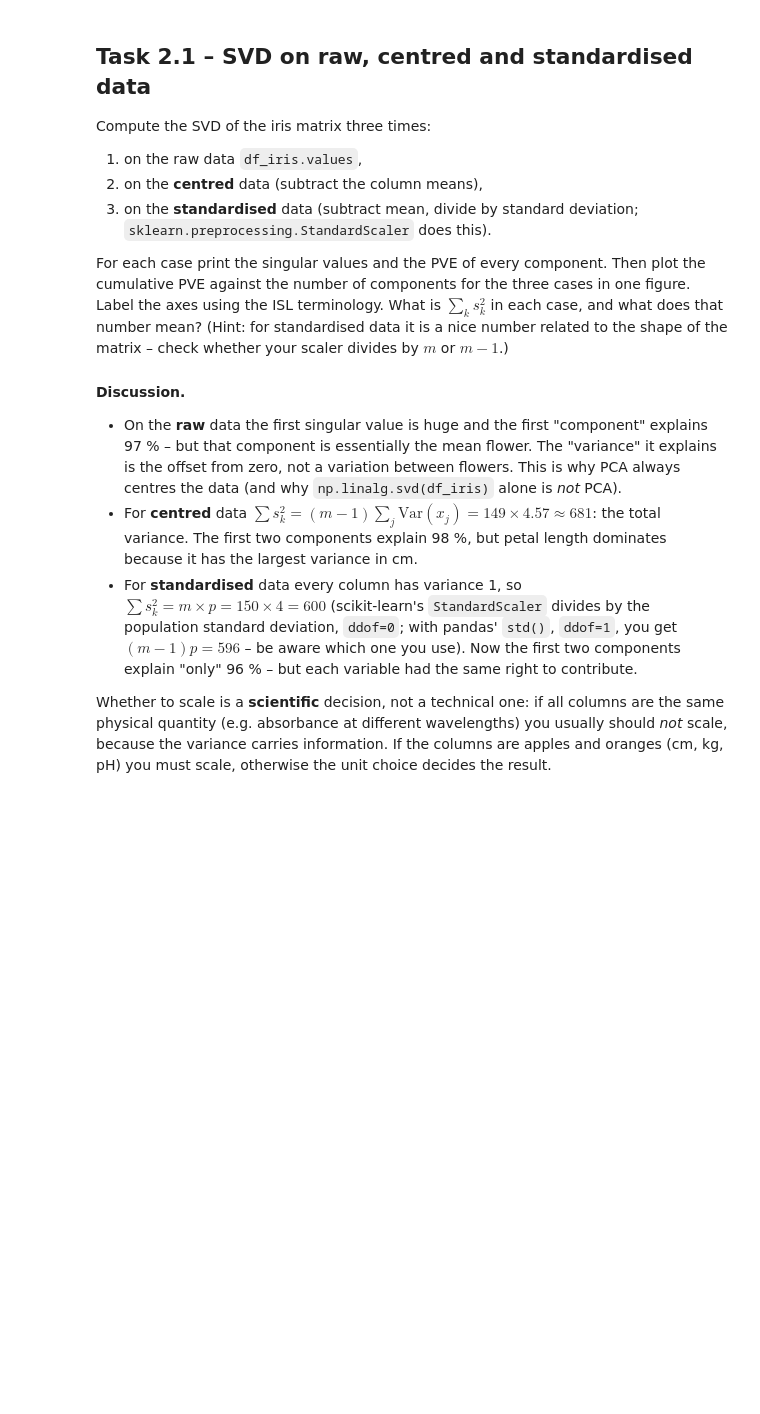
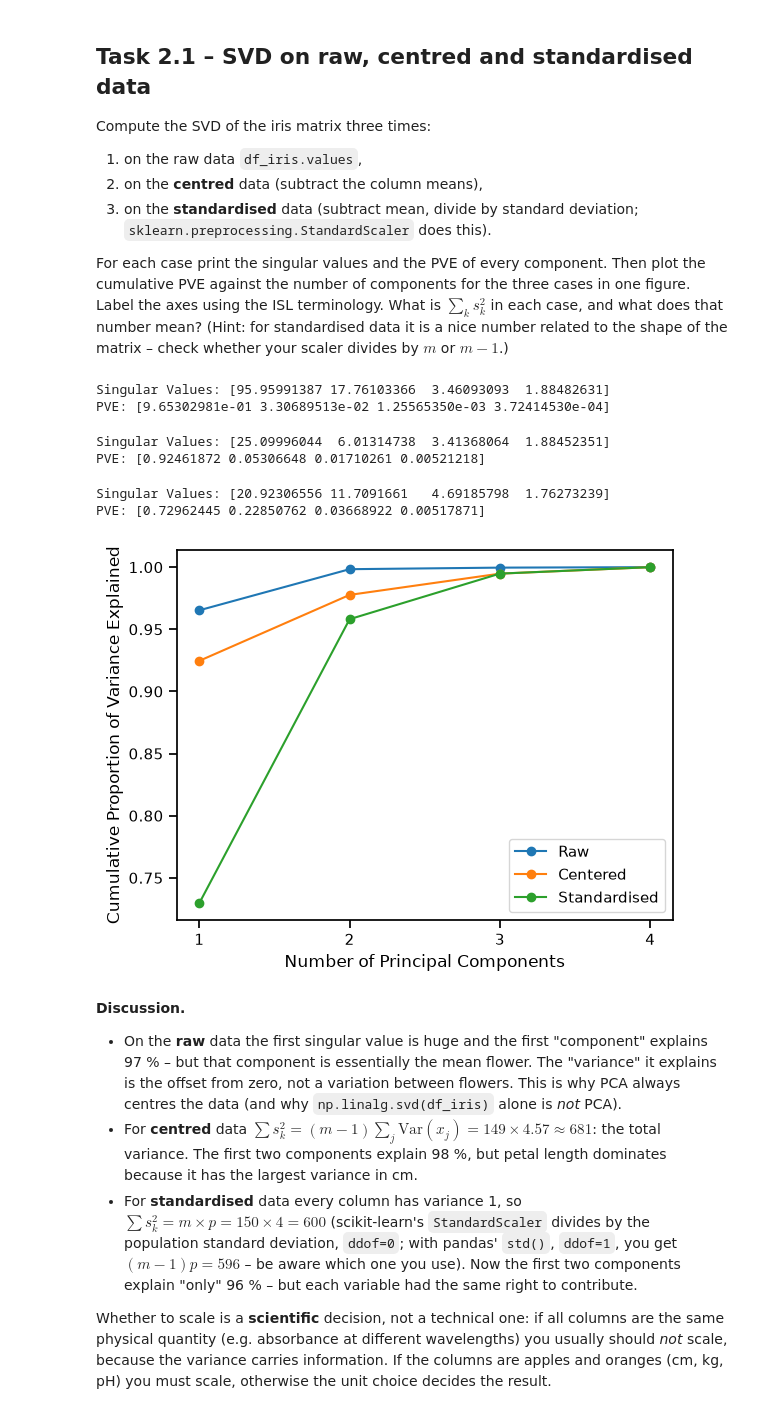
Before and after one commit to Xraaaay/lu_bern02_material, a Jupyter notebook: Labs/unsupervised/unsupervised_learning.ipynb, the cells around one changed output. Cells and saved outputs as stored; diff of their text form; code cells hidden in the pictures; blank space fills up the shorter version.

```diff
--- a/Labs/unsupervised/unsupervised_learning.ipynb
+++ b/Labs/unsupervised/unsupervised_learning.ipynb
@@ -163,7 +162,56 @@ number of components for the three cases in one figure. Label the axes using the
 What is $\sum_k s_k^2$ in each case, and what does that number mean? (Hint: for standardised data it is a nice
 number related to the shape of the matrix – check whether your scaler divides by $m$ or $m-1$.)
 # %%
-# your code here
+# SVD on raw data
+raw_data = df_iris.values
+U1, S1, Vt1 = np.linalg.svd(raw_data, full_matrices=False)
+PVE1 = np.square(S1) / np.sum(np.square(S1))
+
+print(f"Singular Values: {S1}")
+print(f"PVE: {PVE1}")
+# %% [output]
+Singular Values: [95.95991387 17.76103366  3.46093093  1.88482631]
+PVE: [9.65302981e-01 3.30689513e-02 1.25565350e-03 3.72414530e-04]
+# %%
+# SVD on centered data
+centered_data = df_iris.values - df_iris.values.mean(axis=0)
+U2, S2, Vt2 = np.linalg.svd(centered_data, full_matrices=False)
+PVE2 = np.square(S2) / np.sum(np.square(S2))
+
+print(f"Singular Values: {S2}")
+print(f"PVE: {PVE2}")
+# %% [output]
+Singular Values: [25.09996044  6.01314738  3.41368064  1.88452351]
+PVE: [0.92461872 0.05306648 0.01710261 0.00521218]
+# %%
+# SVD on standardised data
+sclaer = sklearn.preprocessing.StandardScaler()
+standardised_data = sclaer.fit_transform(df_iris.values)
+U3, S3, Vt3 = np.linalg.svd(standardised_data, full_matrices=False)
+PVE3 = np.square(S3) / np.sum(np.square(S3))
+
+print(f"Singular Values: {S3}")
+print(f"PVE: {PVE3}")
+# %% [output]
+Singular Values: [20.92306556 11.7091661   4.69185798  1.76273239]
+PVE: [0.72962445 0.22850762 0.03668922 0.00517871]
+# %%
+# Plot
+x = range(1, 5)
+
+fig, ax = plt.subplots()
+ax.plot(x, np.cumsum(PVE1), marker="o", label="Raw")
+ax.plot(x, np.cumsum(PVE2), marker="o", label="Centered")
+ax.plot(x, np.cumsum(PVE3), marker="o", label="Standardised")
+
+ax.set_xlabel("Number of Principal Components")
+ax.set_ylabel("Cumulative Proportion of Variance Explained")
+ax.set_xticks(x)
+ax.legend()
+
+plt.show()
+# %% [output]
+[figure, added]
 # %% [markdown]
 **Discussion.**
 * On the **raw** data the first singular value is huge and the first "component" explains 97 % – but that
```
Also changed, not shown: parts of 5 cells of this notebook.
